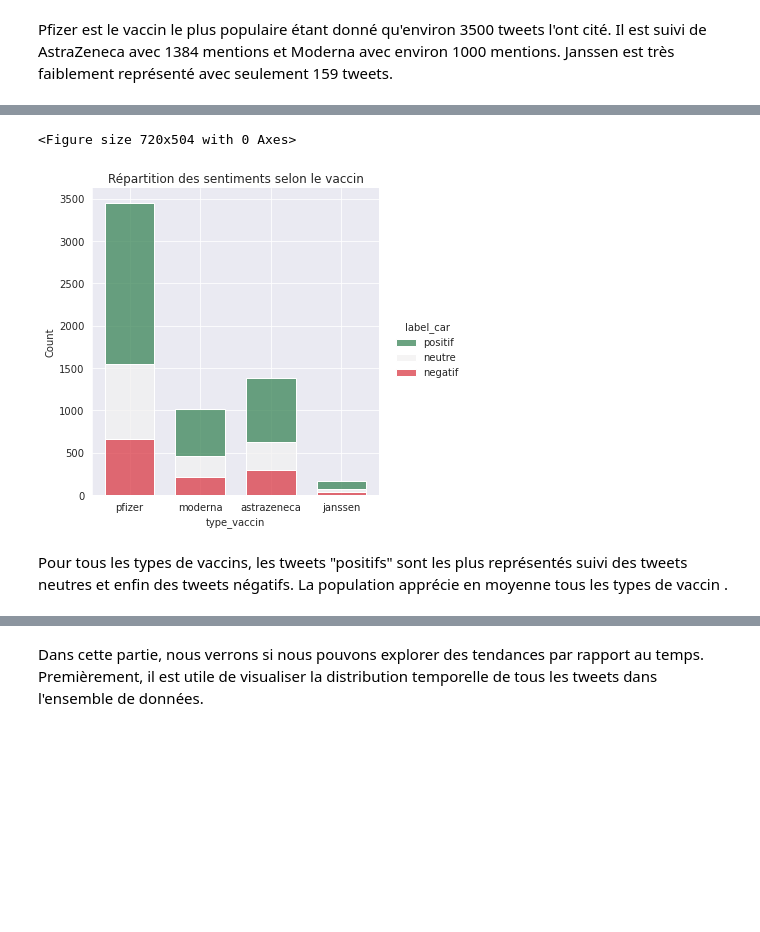
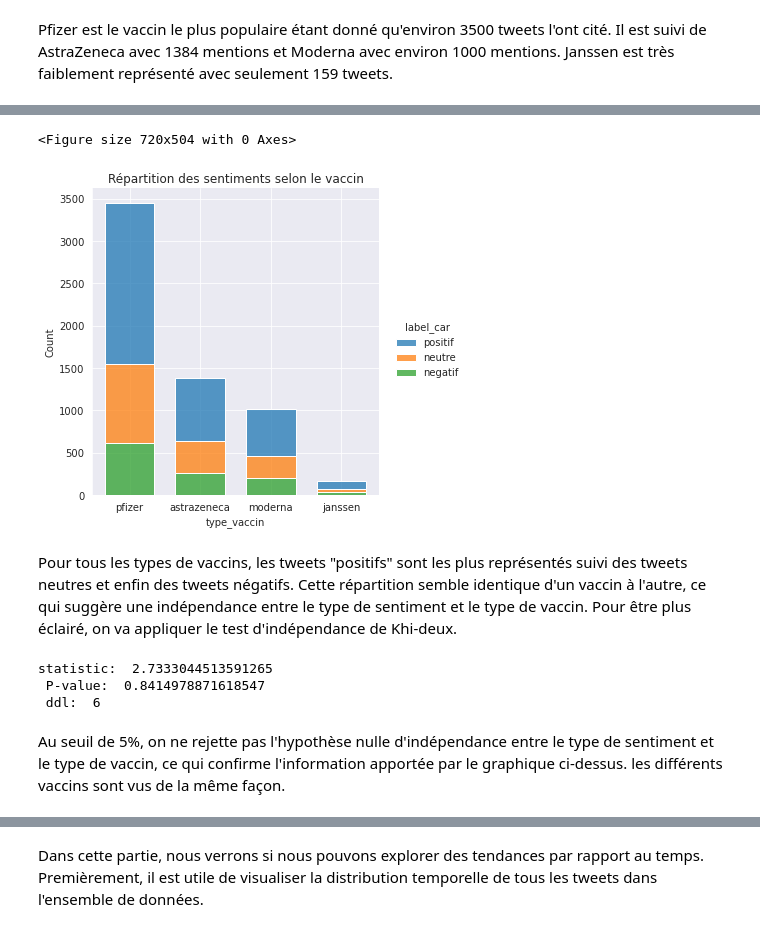
Before and after one commit to konkinit/sentiment_analysis, a Jupyter notebook: Notebook_Analyse.ipynb, the cells around one changed output, grey strips where cells are left out. Drawn from its saved outputs; the diff is of its cells as text; code cells hidden in the pictures; blank space fills up the shorter version.

```diff
--- a/Notebook_Analyse.ipynb
+++ b/Notebook_Analyse.ipynb
@@ -182,10 +160,10 @@ Pour créer les wordclouds, les mots vides du texte doivent être mis à jour sp
 # %%
 # Pour enlever les stopwords
-nltk.download('stopwords')
+#nltk.download('stopwords')
 # nltk.download('punkt')
-stop_words = list(stopwords.words('french'))
+#stop_words = list(stopwords.words('french'))
 
-for x in ['vaccin', 'vaccins', 'vaccination', 'comme', 'alors']:
-    stop_words.append(x)
+#for x in ['vaccin', 'vaccins', 'vaccination', 'comme', 'alors']:
+    #stop_words.append(x)
 
 # stop_words
@@ -194,0 +170,15 @@ for x in ['vaccin', 'vaccins', 'vaccination', 'comme', 'alors']:
+# %%
+#Liste des stopwords
+stop_words = nlp.Defaults.stop_words
+stop_words_contexte = ["faire", "recevoir", "voir", "vaccination", "vaccin","vaccins", "jour", "semaine", "mois", "dire", "venir", "centre", "annoncer",
+                    "vouloir", "france", "français", "francais", "dose", "falloir", "contre", "vacciner", "vaccination", "pouvoir",
+                    "aller", "injection", "injecter", "covid", "vacciné", "falloir", "BioNTech", "Astra", "astra", "Johnson"]
+stop_words = list(stop_words) + stop_words_contexte
+# stop_words
+# %%
+# retirer les stopwords
+def retrait_sw(text):
+    return [w for w in text.split()
+             if w not in stop_words]
+df_tweets["liste_mots"]=df_tweets["texte_lemmatise"].apply(retrait_sw)
+df_tweets.head()
@@ -214,7 +215,11 @@ def tweet_label(text):
         return -1
     return 0
 # %%
-df_tweets["score_polarite"] = df_tweets["texte_propre"].apply(tweet_polarite)
-df_tweets["label_car"] = df_tweets["texte_propre"].apply(tweet_label_car)
-df_tweets["label"] = df_tweets["texte_propre"].apply(tweet_label)
+#df_tweets["score_polarite"] = df_tweets["texte_propre"].apply(tweet_polarite)
+#df_tweets["label_car"] = df_tweets["texte_propre"].apply(tweet_label_car)
+#df_tweets["label"] = df_tweets["texte_propre"].apply(tweet_label)
+
+df_tweets["score_polarite"] = df_tweets["texte_lemmatise"].apply(tweet_polarite)
+df_tweets["label_car"] = df_tweets["texte_lemmatise"].apply(tweet_label_car)
+df_tweets["label"] = df_tweets["texte_lemmatise"].apply(tweet_label)
 # %% [markdown]
@@ -396,12 +417,28 @@ Name: id, dtype: int64
 # %%
 plt.figure(figsize=(10, 7))
 # sns.color_palette("Spectral", as_cmap=True)
 cpalette = sns.diverging_palette(140, 10, n=3)
-sns.displot(df_tweets.sort_values("label_car", ascending=False), x="type_vaccin", hue="label_car", multiple="stack", shrink=0.7, palette=cpalette)
+sns.displot(df_tweets.sort_values("label_car", ascending=False), x="type_vaccin", hue="label_car", multiple="stack", shrink=0.7)
 plt.title("Répartition des sentiments selon le vaccin")
 plt.show()
 # %% [output]
 <Figure size 720x504 with 0 Axes>
-[figure, old version]
+[figure, new version]
 # %% [markdown]
-Pour tous les types de vaccins, les tweets "positifs" sont les plus représentés suivi des tweets neutres et enfin des tweets négatifs. La population apprécie en moyenne tous les types de vaccin .
+Pour tous les types de vaccins, les tweets "positifs" sont les plus représentés suivi des tweets neutres et enfin des tweets négatifs. Cette répartition semble identique d'un vaccin à l'autre, ce qui suggère une indépendance entre le type de sentiment et le type de vaccin. Pour être plus éclairé, on va appliquer le test d'indépendance de Khi-deux.
+# %%
+# Test d'indépendance de Khi-deux
+cont=pd.crosstab(df_tweets["label_car"],df_tweets["type_vaccin"])
+khi2, pval , ddl , contingent_theorique = chi2_contingency(cont)
+print('statistic: ',khi2, '\n', 'P-value: ',pval ,'\n', 'ddl: ', ddl)#lien
+
+def cramers(crosstab):
+    chi2= chi2_contingency(crosstab)[0]
+    n=sum(crosstab.sum())
+    return np.sqrt(chi2/(n*(min(crosstab.shape)-1)))
+# %% [output]
+statistic:  2.7333044513591265
+ P-value:  0.8414978871618547
+ ddl:  6
+# %% [markdown]
+Au seuil de 5%, on ne rejette pas l'hypothèse nulle d'indépendance entre le type de sentiment et le type de vaccin, ce qui confirme l'information apportée par le graphique ci-dessus. les différents vaccins sont vus de la même façon.
```
Also changed, not shown: parts of 96 cells of this notebook.
